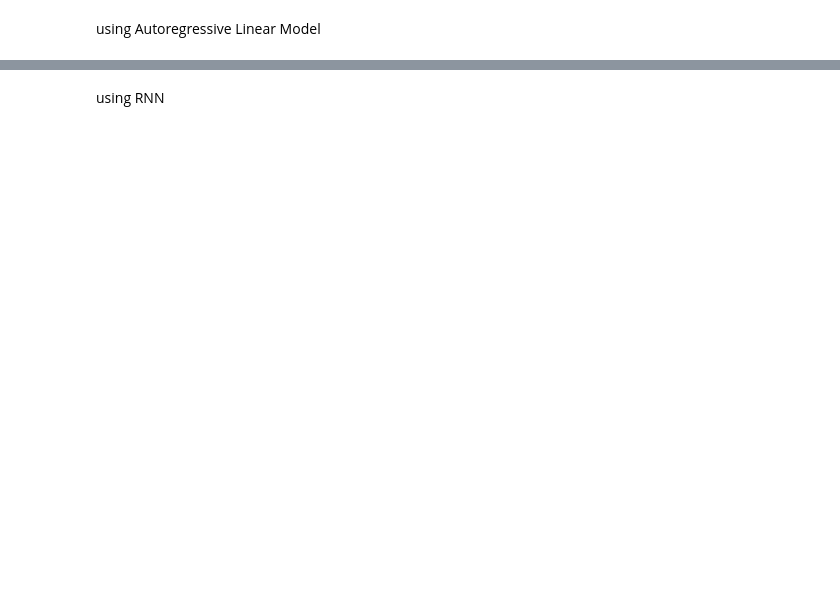
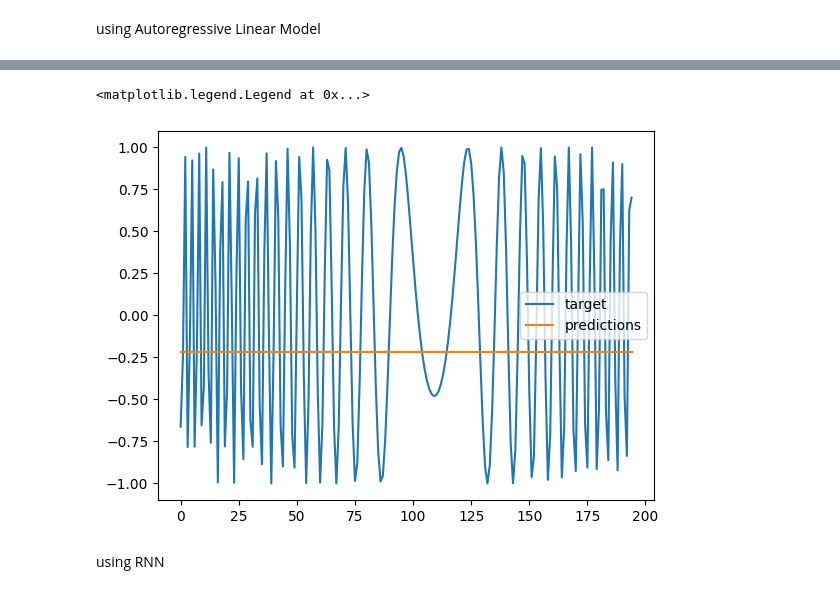
Before and after one commit to ChitteshKumar/udemy_deep_learning_tutorials, a Jupyter notebook: LSTM&GRU.ipynb, the cells around one changed output, grey strips where cells are left out. Drawn from its saved outputs; the diff is of its cells as text; code cells hidden in the pictures; blank space fills up the shorter version.

```diff
--- a/LSTM&GRU.ipynb
+++ b/LSTM&GRU.ipynb
@@ -36,0 +117,15 @@ using Autoregressive Linear Model
+# %%
+#Multi-step forecast
+validation_target = Y[-N//2:]
+validation_predictions = []
+last_x = X[-N//2]
+while len(validation_target) > len(validation_predictions):
+  p = model.predict(X[i].reshape(1,-1))[0,0]
+  validation_predictions.append(p)
+  last_x = np.roll(last_x, -1)
+  last_x = p
+
+plt.plot(validation_target, label='target')
+plt.plot(validation_predictions, label='predictions')
+plt.legend()
+# %% [output]
@@ -37,2 +149,4 @@ using Autoregressive Linear Model
+<matplotlib.legend.Legend at 0x...>
+[figure, added]
 # %% [markdown]
 using RNN
```
Also changed, not shown: parts of 14 cells of this notebook.
